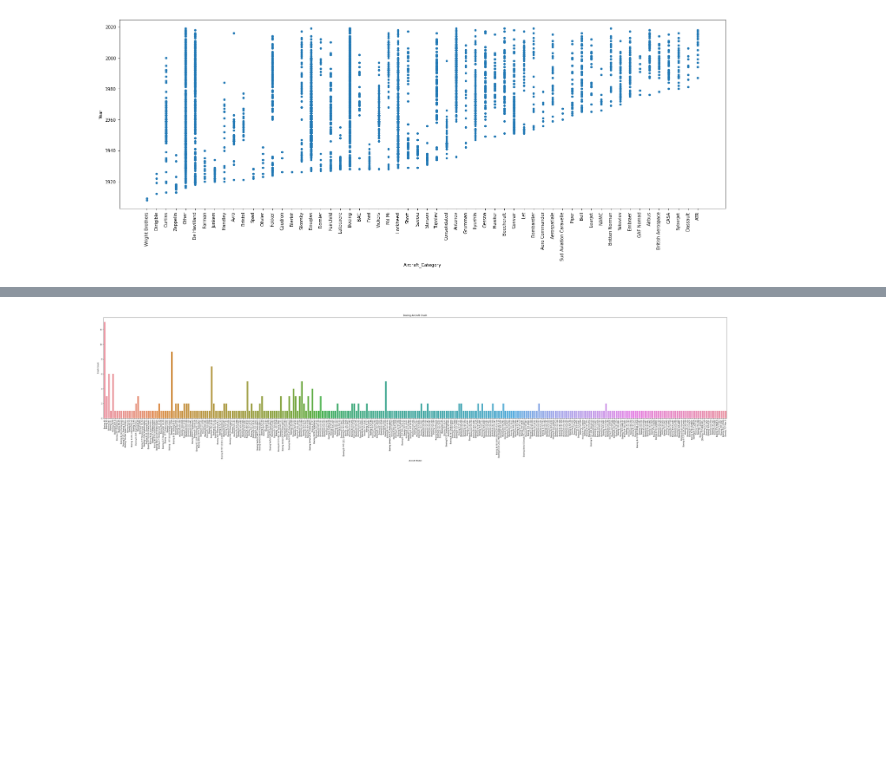
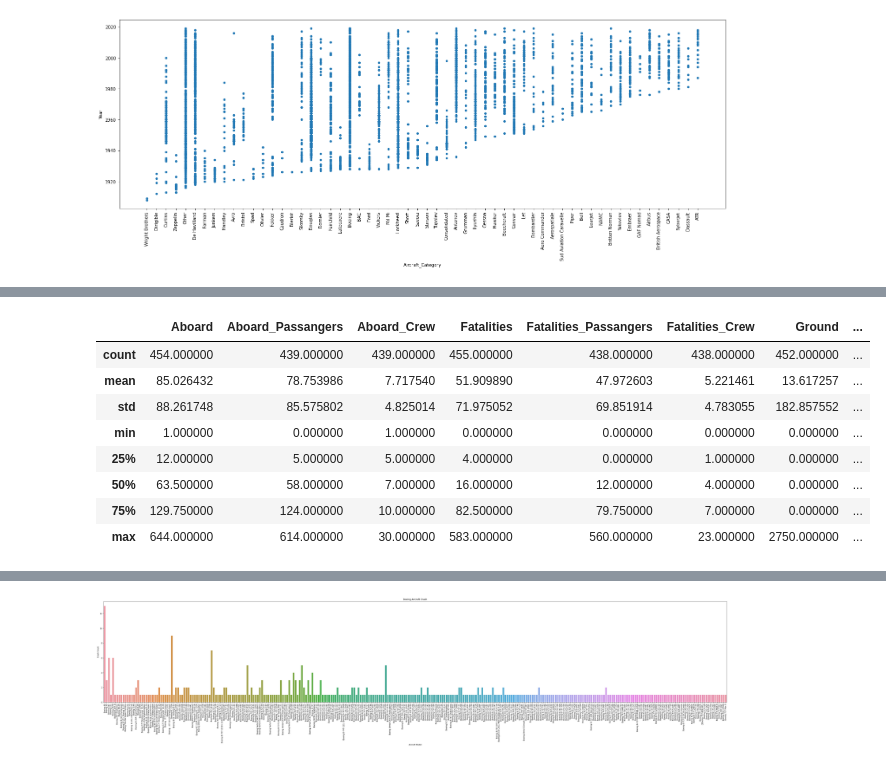
Before and after one commit to women-in-ai-ireland/May-2022-WaiXCollins-Airplane-Crash-Investigation, a Jupyter notebook: WAI_Crash_Investigation_Erumena.ipynb, the cells around one changed output, grey strips where cells are left out. Cells and saved outputs as stored; diff of their text form; code cells hidden in the pictures; blank space fills up the shorter version.

```diff
--- a/WAI_Crash_Investigation_Erumena.ipynb
+++ b/WAI_Crash_Investigation_Erumena.ipynb
@@ -349,0 +413,13 @@ plt.legend(bbox_to_anchor=(1.3,1));
+# %%
+#investigation of numeric variables
+df_bng_bus.describe(include = "number")
+# %% [output]
+|  | Aboard | Aboard_Passangers | Aboard_Crew | Fatalities | Fatalities_Passangers | Fatalities_Crew | Ground | ... |
+| count | 454.000000 | 439.000000 | 439.000000 | 455.000000 | 438.000000 | 438.000000 | 452.000000 | ... |
+| mean | 85.026432 | 78.753986 | 7.717540 | 51.909890 | 47.972603 | 5.221461 | 13.617257 | ... |
+| std | 88.261748 | 85.575802 | 4.825014 | 71.975052 | 69.851914 | 4.783055 | 182.857552 | ... |
+| min | 1.000000 | 0.000000 | 1.000000 | 0.000000 | 0.000000 | 0.000000 | 0.000000 | ... |
+| 25% | 12.000000 | 5.000000 | 5.000000 | 4.000000 | 0.000000 | 1.000000 | 0.000000 | ... |
+| 50% | 63.500000 | 58.000000 | 7.000000 | 16.000000 | 12.000000 | 4.000000 | 0.000000 | ... |
+| 75% | 129.750000 | 124.000000 | 10.000000 | 82.500000 | 79.750000 | 7.000000 | 0.000000 | ... |
+| max | 644.000000 | 614.000000 | 30.000000 | 583.000000 | 560.000000 | 23.000000 | 2750.000000 | ... |
```
Also changed, not shown: parts of 49 cells of this notebook.
